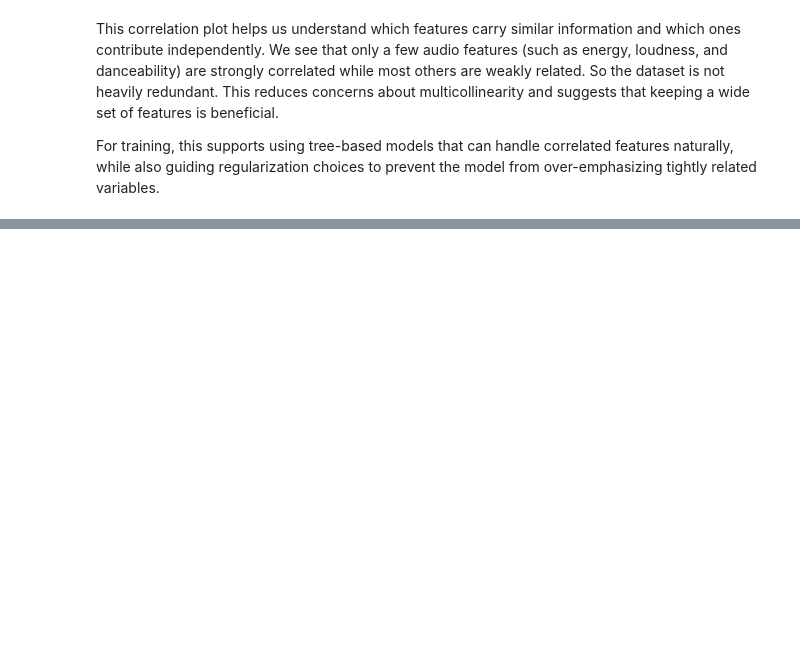
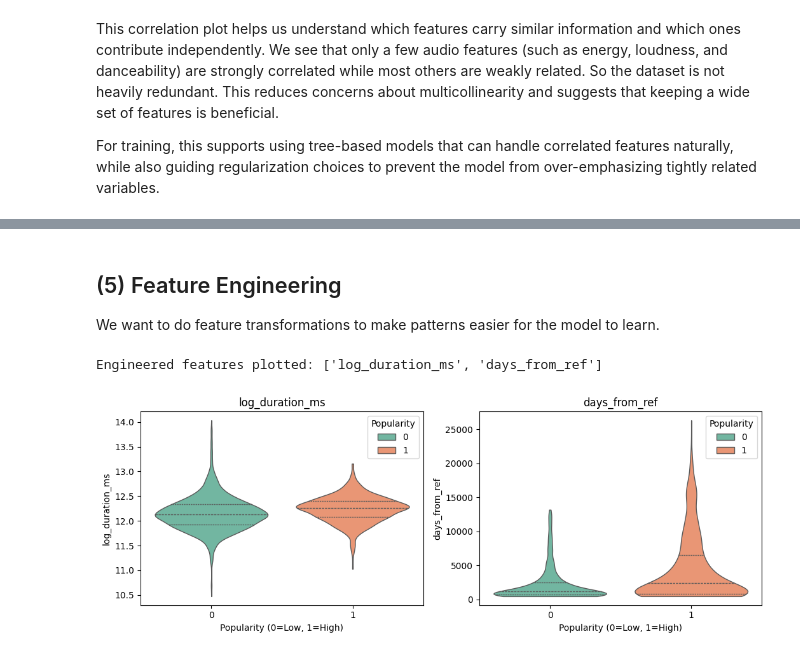
Before and after one commit to NataliaZhang/SongsClassifier, a Jupyter notebook: notebooks/colab_demo.ipynb, the cells around one changed output, grey strips where cells are left out. Saved outputs shown, nothing was run; the diff lists cells and outputs as text; code cells hidden in the pictures; blank space fills up the shorter version.

```diff
--- a/notebooks/colab_demo.ipynb
+++ b/notebooks/colab_demo.ipynb
@@ -240,0 +350,3 @@ For training, this supports using tree-based models that can handle correlated f
+# %% [markdown]
+## (5) Feature Engineering
+We want to do feature transformations to make patterns easier for the model to learn.
@@ -240,0 +381,33 @@ For training, this supports using tree-based models that can handle correlated f
+# %%
+# plot new features
+df_fe = add_engineered_features(X)
+df_fe["Popularity"] = y.astype(int)
+
+plot_cols = [c for c in ["log_duration_ms", "days_from_ref"] if c in df_fe.columns]
+print("Engineered features plotted:", plot_cols)
+
+cols = 3
+rows = (len(plot_cols) + cols - 1) // cols
+
+plt.figure(figsize=(16, 4 * rows))
+for i, c in enumerate(plot_cols, 1):
+    ax = plt.subplot(rows, cols, i)
+    sns.violinplot(
+        data=df_fe,
+        x="Popularity",
+        y=c,
+        hue="Popularity",
+        palette="Set2",
+        inner="quartile",
+        cut=0,
+        linewidth=1,
+        ax=ax,
+    )
+    ax.set_xlabel("Popularity (0=Low, 1=High)")
+    ax.set_title(c)
+
+plt.tight_layout()
+plt.show()
+# %% [output]
+Engineered features plotted: ['log_duration_ms', 'days_from_ref']
+[figure, added]
```
Also changed, not shown: parts of 15 cells of this notebook.
